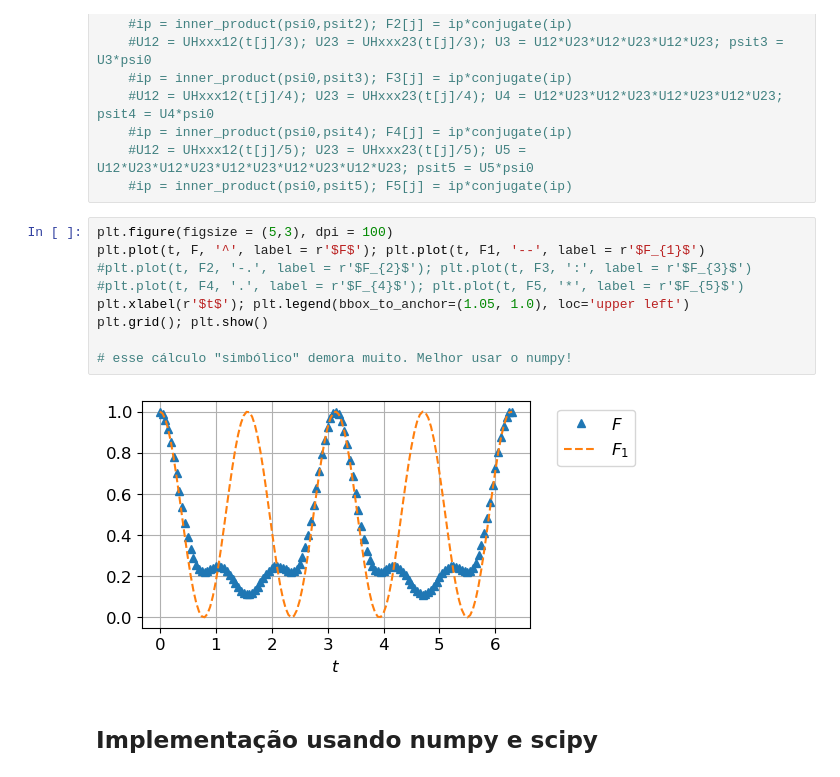
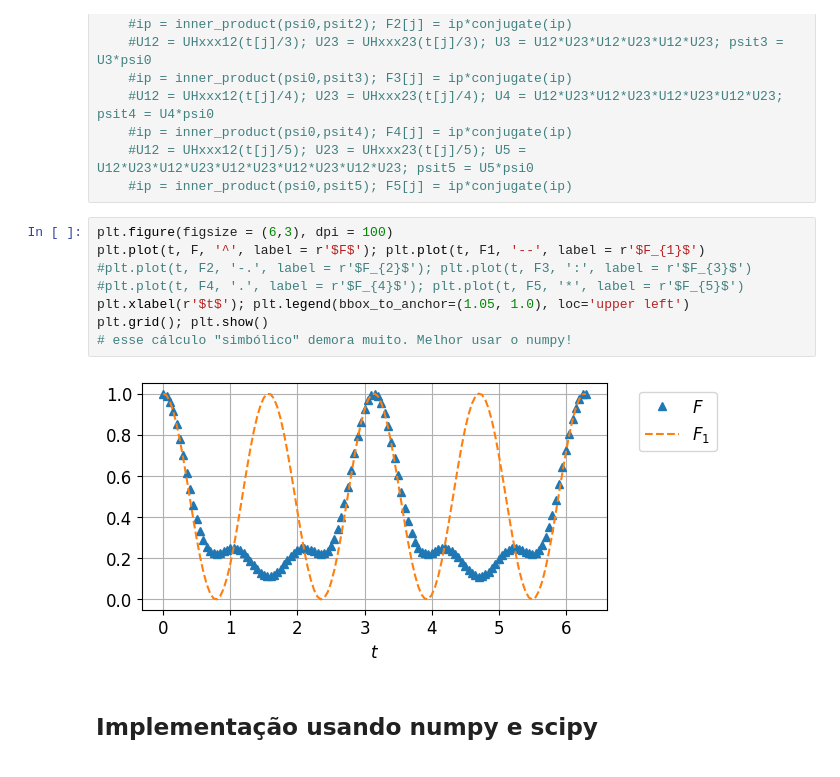
Before and after one commit to abbarreto/qiskit, a Jupyter notebook: 19_trotter.ipynb, the cells around one changed output. Drawn from its saved outputs; the diff is of its cells as text.

```diff
--- a/19_trotter.ipynb
+++ b/19_trotter.ipynb
@@ -178,16 +184,15 @@ for j in range(0, d):
     #U12 = UHxxx12(t[j]/5); U23 = UHxxx23(t[j]/5); U5 = U12*U23*U12*U23*U12*U23*U12*U23*U12*U23; psit5 = U5*psi0
     #ip = inner_product(psi0,psit5); F5[j] = ip*conjugate(ip)
 # %%
-plt.figure(figsize = (5,3), dpi = 100)
+plt.figure(figsize = (6,3), dpi = 100)
 plt.plot(t, F, '^', label = r'$F$'); plt.plot(t, F1, '--', label = r'$F_{1}$')
 #plt.plot(t, F2, '-.', label = r'$F_{2}$'); plt.plot(t, F3, ':', label = r'$F_{3}$')
 #plt.plot(t, F4, '.', label = r'$F_{4}$'); plt.plot(t, F5, '*', label = r'$F_{5}$')
 plt.xlabel(r'$t$'); plt.legend(bbox_to_anchor=(1.05, 1.0), loc='upper left')
 plt.grid(); plt.show()
-
 # esse cálculo "simbólico" demora muito. Melhor usar o numpy!
 # %% [output]
-[figure, old version]
+[figure, new version]
 # %% [markdown]
 ## Implementação usando numpy e scipy
 # %%
```
Also changed, not shown: parts of 41 cells of this notebook, 4 other files.
